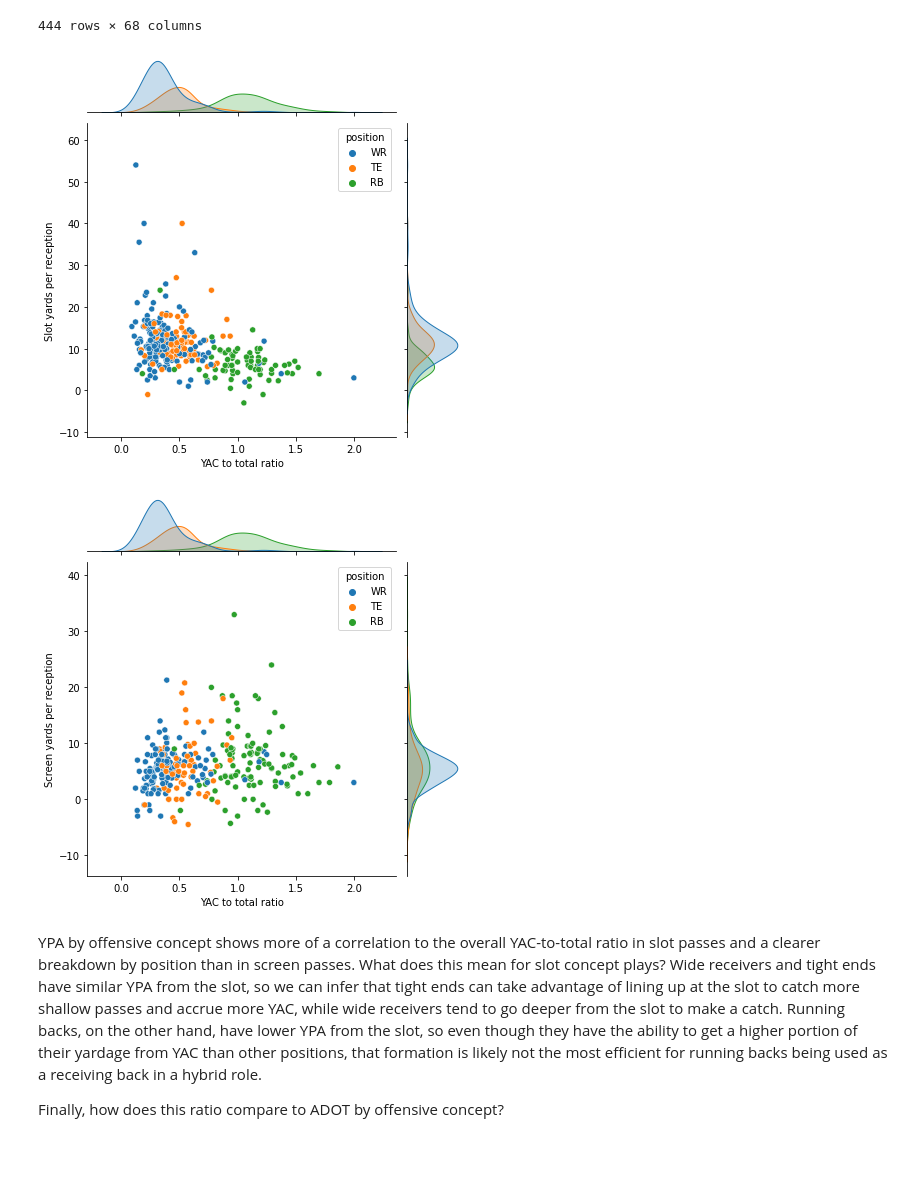
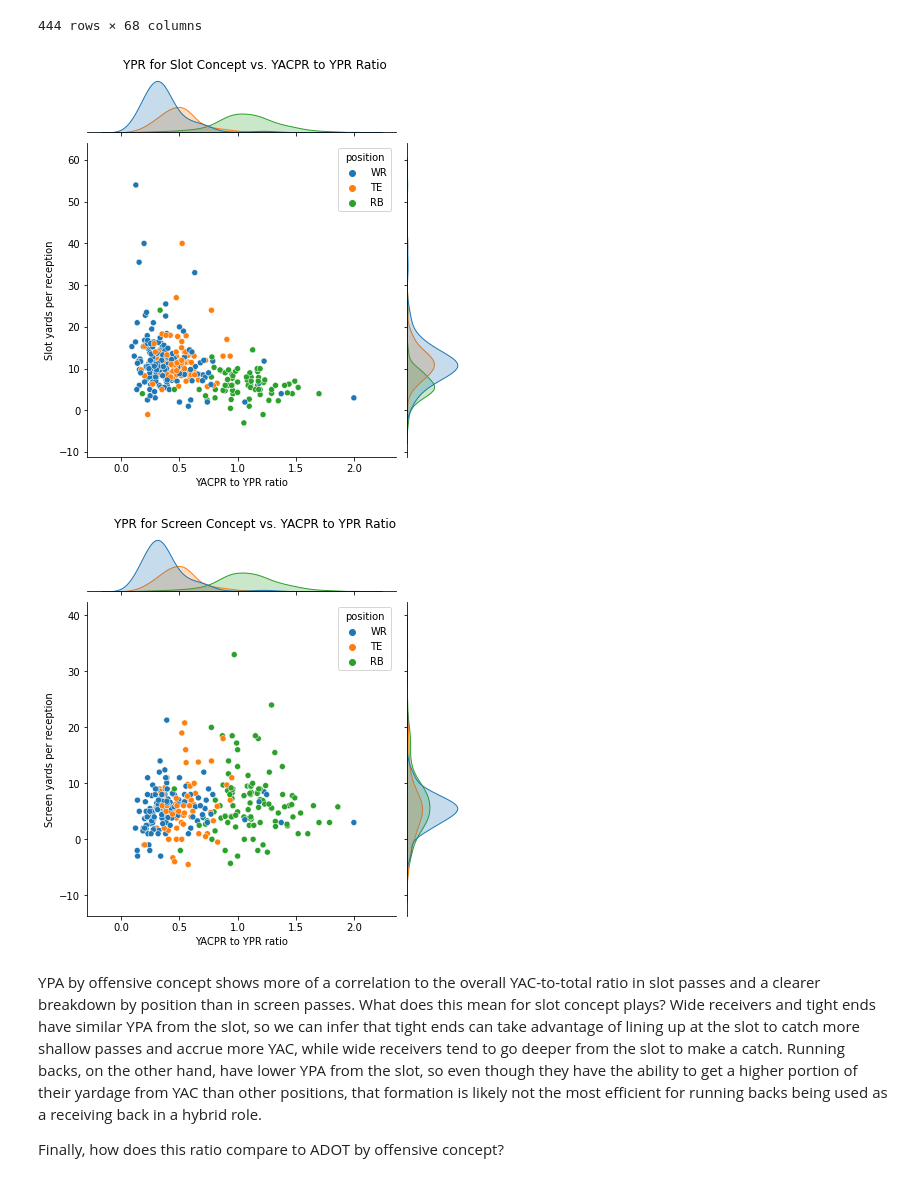
Before and after one commit to kchander92/NYCDSA-Data-Analysis-Project, a Jupyter notebook: Data Analysis Project Krishnan Chander.ipynb, the cells around one changed output. Cells and saved outputs as stored; diff of their text form; code cells hidden in the pictures; blank space fills up the shorter version.

Commit message:
Modify plot titles and axis labels

```diff
--- a/Data Analysis Project Krishnan Chander.ipynb
+++ b/Data Analysis Project Krishnan Chander.ipynb
@@ -259,14 +259,16 @@ receiving_concept = receiving_concept[(receiving_concept['yacpr_to_ypr_ratio'] >
 # %%
 g1 = sb.jointplot(data=receiving_concept,
             x='yacpr_to_ypr_ratio', y='slot_yards_per_reception', hue='position')
-g1.set_axis_labels('YAC to total ratio', 'Slot yards per reception')
+g1.set_axis_labels('YACPR to YPR ratio', 'Slot yards per reception')
+g1.fig.suptitle('YPR for Slot Concept vs. YACPR to YPR Ratio', y=1.02)
 
 g2 = sb.jointplot(data=receiving_concept,
             x='yacpr_to_ypr_ratio', y='screen_yards_per_reception', hue='position')
-g2.set_axis_labels('YAC to total ratio', 'Screen yards per reception');
+g2.set_axis_labels('YACPR to YPR ratio', 'Screen yards per reception')
+g2.fig.suptitle('YPR for Screen Concept vs. YACPR to YPR Ratio', y=1.02);
 # %% [output]
-[figure, old version]
+[figure, new version]
-[figure, old version]
+[figure, new version]
 # %% [markdown]
 YPA by offensive concept shows more of a correlation to the overall YAC-to-total ratio in slot passes and a clearer breakdown by position than in screen passes. What does this mean for slot concept plays? Wide receivers and tight ends have similar YPA from the slot, so we can infer that tight ends can take advantage of lining up at the slot to catch more shallow passes and accrue more YAC, while wide receivers tend to go deeper from the slot to make a catch. Running backs, on the other hand, have lower YPA from the slot, so even though they have the ability to get a higher portion of their yardage from YAC than other positions, that formation is likely not the most efficient for running backs being used as a receiving back in a hybrid role.
 
```
Also changed, not shown: parts of 13 cells of this notebook.
